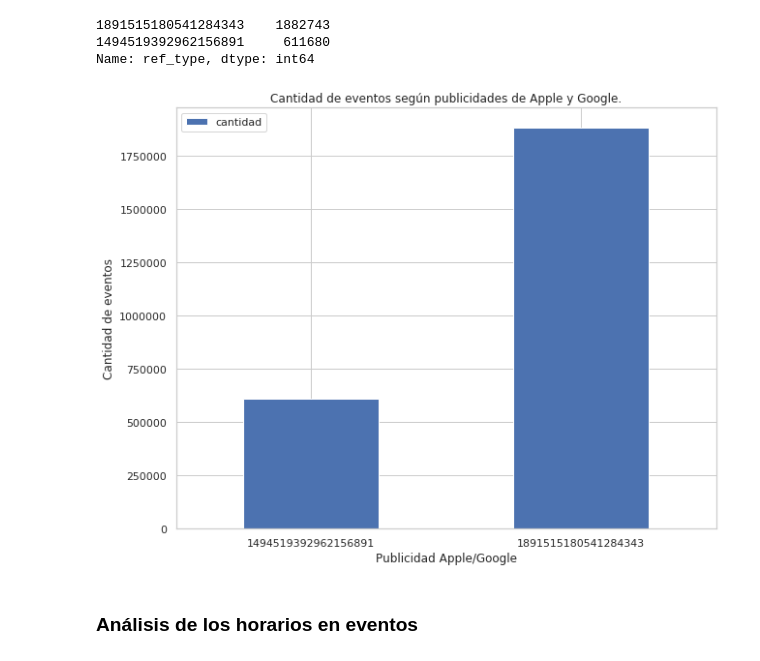
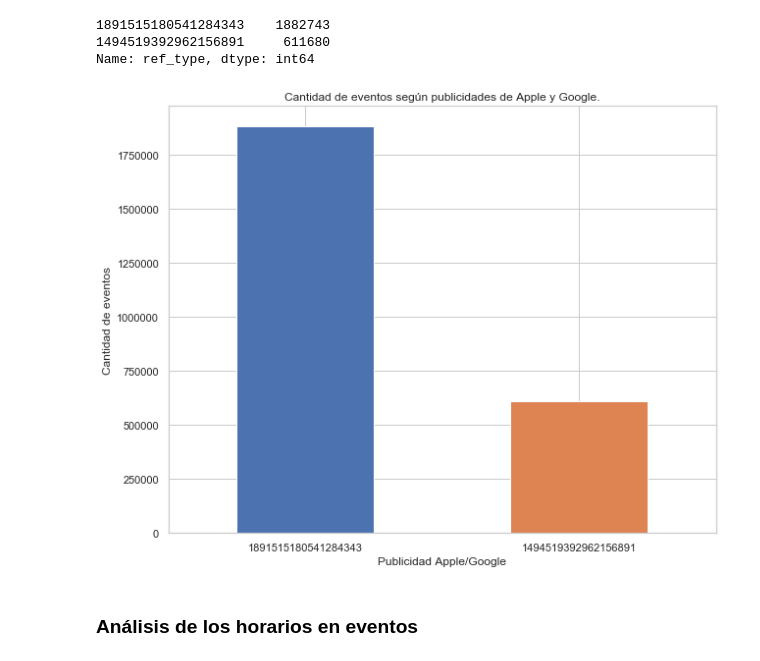
Before and after one commit to alepenaa94/Datos_2019, a Jupyter notebook: Notebook/TP1_Análisis Exploratorio.ipynb, the cells around one changed output. Saved outputs shown, nothing was run; the diff lists cells and outputs as text; code cells hidden in the pictures.

Commit message:
Simplifique algunas lineas de codigo
Dato: A mi es al que le aparecen las visualizaciones de barra con distintos colores

```diff
--- a/Notebook/TP1_Análisis Exploratorio.ipynb
+++ b/Notebook/TP1_Análisis Exploratorio.ipynb
@@ -338,10 +321,10 @@ df = events.groupby('ref_type').size().reset_index(name='cantidad')
 # %%
-df.set_index('ref_type').plot(figsize=(10,8),kind='bar',rot=0,\
+events['ref_type'].value_counts().plot(figsize=(10,8),kind='bar',rot=0,\
     title='Cantidad de eventos según publicidades de Apple y Google.')
 plt.xlabel('Publicidad Apple/Google')
 plt.ylabel('Cantidad de eventos');
 # %% [output]
-[figure, old version]
+[figure, new version]
 # %% [markdown]
 <a id='link_14'></a>
 ### Análisis de los horarios en eventos
```
Also changed, not shown: parts of 21 cells of this notebook.
